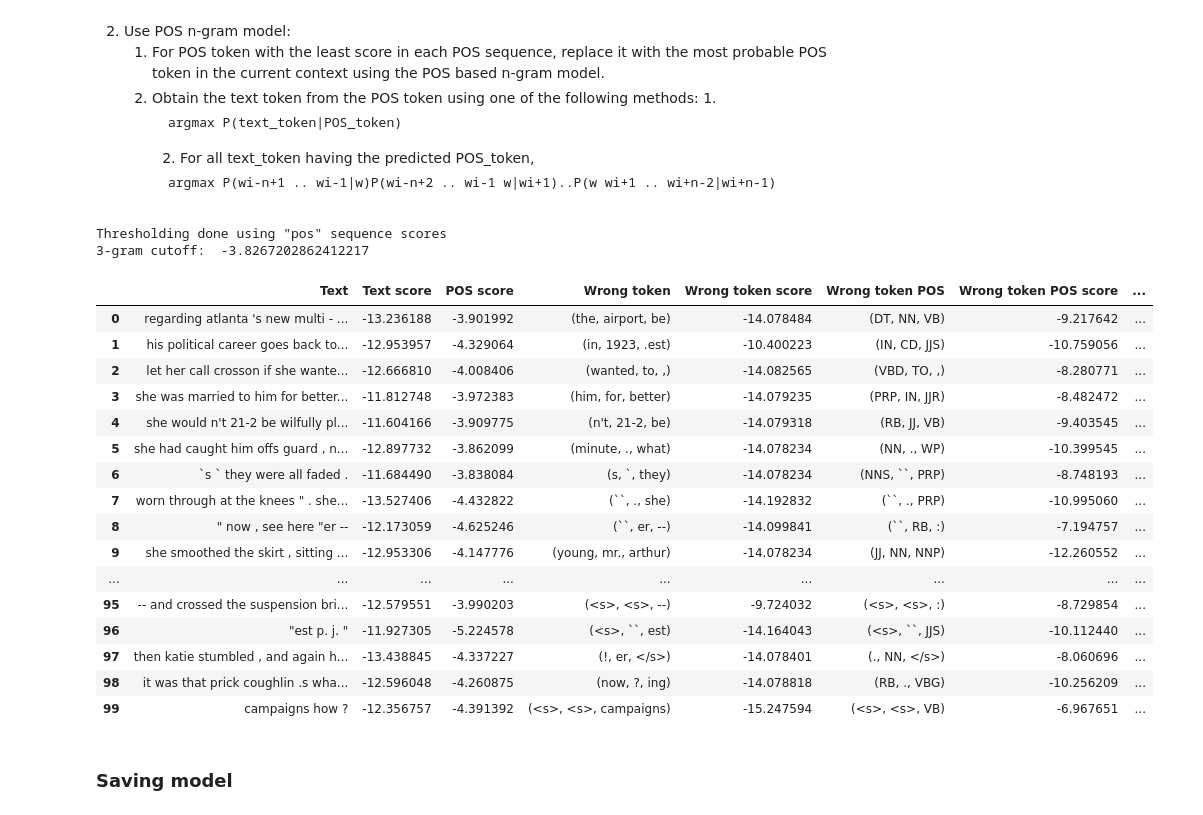
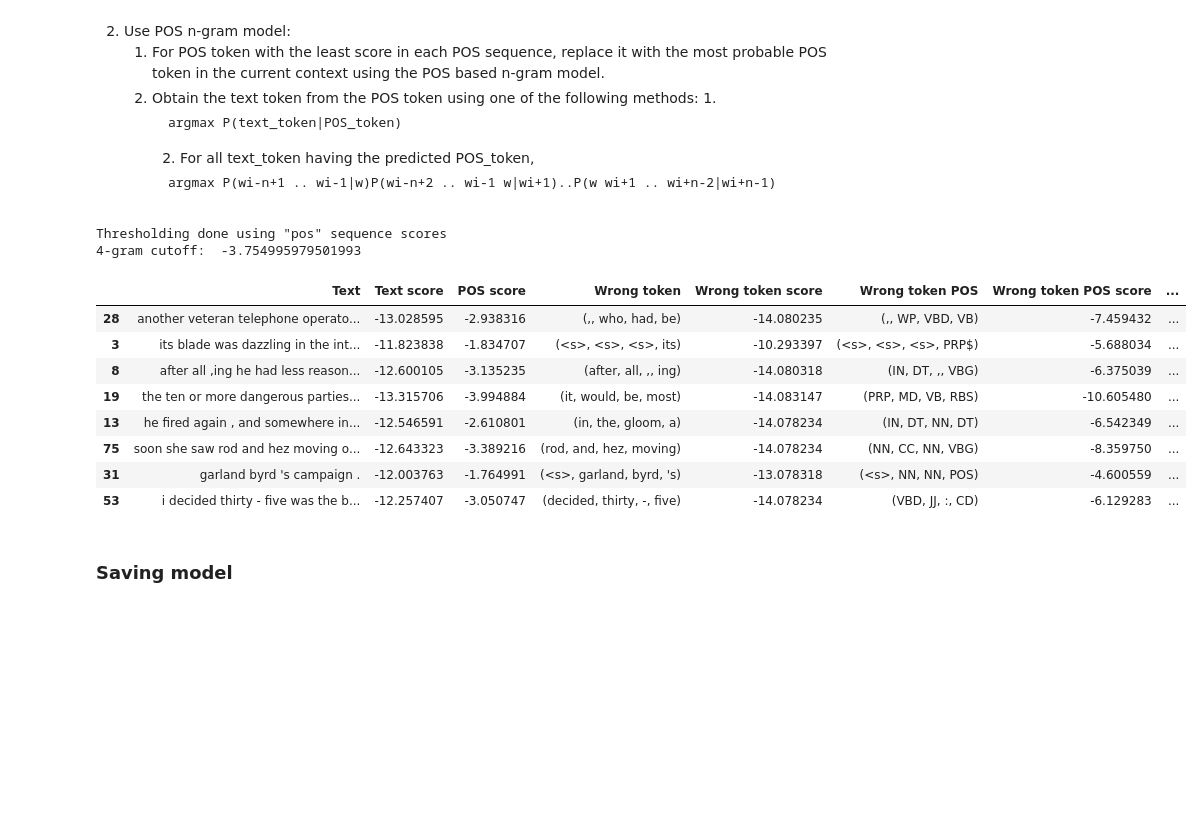
Before and after one commit to AdarshNandanwar/Grammar-Checker-for-English-Language-NLP, a Jupyter notebook: main.ipynb, the cells around one changed output. Drawn from its saved outputs; the diff is of its cells as text; code cells hidden in the pictures; blank space fills up the shorter version.

```diff
--- a/main.ipynb
+++ b/main.ipynb
@@ -1638,7 +1646,7 @@ def get_word_predict_from_POS(tokenized_clean_text_list, clean_pos_tag_list):
             except:
                 word_predict_from_POS[clean_pos_tag_list[index][itr]]={w:1}
     return word_predict_from_POS
-
+indexes = [28, 3, 8, 19, 13, 75, 31, 53]
 word_predict_from_POS = get_word_predict_from_POS(tokenized_clean_text_list, clean_pos_tag_list)
 # %% [markdown]
 ### Strategies explored for suggesting correct words
@@ -1683,6 +1691,7 @@ def suggest_corrections(strategy, n_value, ngram_data_text, ngram_data_pos,
     }
     for index in ngram_results[n_value]['suspect_sequences_index']:
 
+        index+=200
         token_scores = ngram_results[n_value]['sequence_token_scores'][index]
         min_val, min_idx = min((val, idx) for (idx, val) in enumerate(token_scores))
         # text_token_scores = ngram_results_text[n_value]['sequence_token_scores'][index]
@@ -1744,32 +1753,24 @@ def suggest_corrections(strategy, n_value, ngram_data_text, ngram_data_pos,
 
     return pd.DataFrame(data)
 # %%
-df = suggest_corrections('pos', 3, ngram_data_text, ngram_data_pos, ngram_results_text,
+df = suggest_corrections('pos', 4, ngram_data_text, ngram_data_pos, ngram_results_text,
                          ngram_results_pos, word_predict_from_POS)
 # %% [output]
 Thresholding done using "pos" sequence scores
-3-gram cutoff:  -3.8267202862412217
+4-gram cutoff:  -3.754995979501993
 # %%
 with pd.option_context('display.max_rows', None, 'display.max_columns', None, 'display.max_colwidth', -1):  # more options can be specified also
-    display(df)
+    display(df.loc[indexes])
 # %% [output]
 |  | Text | Text score | POS score | Wrong token | Wrong token score | Wrong token POS | Wrong token POS score | ... |
-| 0 | regarding atlanta 's new multi - ... | -13.236188 | -3.901992 | (the, airport, be) | -14.078484 | (DT, NN, VB) | -9.217642 | ... |
-| 1 | his political career goes back to... | -12.953957 | -4.329064 | (in, 1923, .est) | -10.400223 | (IN, CD, JJS) | -10.759056 | ... |
-| 2 | let her call crosson if she wante... | -12.666810 | -4.008406 | (wanted, to, ,) | -14.082565 | (VBD, TO, ,) | -8.280771 | ... |
-| 3 | she was married to him for better... | -11.812748 | -3.972383 | (him, for, better) | -14.079235 | (PRP, IN, JJR) | -8.482472 | ... |
-| 4 | she would n't 21-2 be wilfully pl... | -11.604166 | -3.909775 | (n't, 21-2, be) | -14.079318 | (RB, JJ, VB) | -9.403545 | ... |
-| 5 | she had caught him offs guard , n... | -12.897732 | -3.862099 | (minute, ., what) | -14.078234 | (NN, ., WP) | -10.399545 | ... |
-| 6 | `s ` they were all faded . | -11.684490 | -3.838084 | (s, `, they) | -14.078234 | (NNS, ``, PRP) | -8.748193 | ... |
-| 7 | worn through at the knees " . she... | -13.527406 | -4.432822 | (``, ., she) | -14.192832 | (``, ., PRP) | -10.995060 | ... |
-| 8 | " now , see here "er -- | -12.173059 | -4.625246 | (``, er, --) | -14.099841 | (``, RB, :) | -7.194757 | ... |
-| 9 | she smoothed the skirt , sitting ... | -12.953306 | -4.147776 | (young, mr., arthur) | -14.078234 | (JJ, NN, NNP) | -12.260552 | ... |
-| ... | ... | ... | ... | ... | ... | ... | ... | ... |
-| 95 | -- and crossed the suspension bri... | -12.579551 | -3.990203 | (<s>, <s>, --) | -9.724032 | (<s>, <s>, :) | -8.729854 | ... |
-| 96 | "est p. j. " | -11.927305 | -5.224578 | (<s>, ``, est) | -14.164043 | (<s>, ``, JJS) | -10.112440 | ... |
-| 97 | then katie stumbled , and again h... | -13.438845 | -4.337227 | (!, er, </s>) | -14.078401 | (., NN, </s>) | -8.060696 | ... |
-| 98 | it was that prick coughlin .s wha... | -12.596048 | -4.260875 | (now, ?, ing) | -14.078818 | (RB, ., VBG) | -10.256209 | ... |
-| 99 | campaigns how ? | -12.356757 | -4.391392 | (<s>, <s>, campaigns) | -15.247594 | (<s>, <s>, VB) | -6.967651 | ... |
+| 28 | another veteran telephone operato... | -13.028595 | -2.938316 | (,, who, had, be) | -14.080235 | (,, WP, VBD, VB) | -7.459432 | ... |
+| 3 | its blade was dazzling in the int... | -11.823838 | -1.834707 | (<s>, <s>, <s>, its) | -10.293397 | (<s>, <s>, <s>, PRP$) | -5.688034 | ... |
+| 8 | after all ,ing he had less reason... | -12.600105 | -3.135235 | (after, all, ,, ing) | -14.080318 | (IN, DT, ,, VBG) | -6.375039 | ... |
+| 19 | the ten or more dangerous parties... | -13.315706 | -3.994884 | (it, would, be, most) | -14.083147 | (PRP, MD, VB, RBS) | -10.605480 | ... |
+| 13 | he fired again , and somewhere in... | -12.546591 | -2.610801 | (in, the, gloom, a) | -14.078234 | (IN, DT, NN, DT) | -6.542349 | ... |
+| 75 | soon she saw rod and hez moving o... | -12.643323 | -3.389216 | (rod, and, hez, moving) | -14.078234 | (NN, CC, NN, VBG) | -8.359750 | ... |
+| 31 | garland byrd 's campaign . | -12.003763 | -1.764991 | (<s>, garland, byrd, 's) | -13.078318 | (<s>, NN, NN, POS) | -4.600559 | ... |
+| 53 | i decided thirty - five was the b... | -12.257407 | -3.050747 | (decided, thirty, -, five) | -14.078234 | (VBD, JJ, :, CD) | -6.129283 | ... |
 # %% [markdown]
 ### Saving model
 # %%
```
Also changed, not shown: parts of 10 cells of this notebook, 11 other files.
